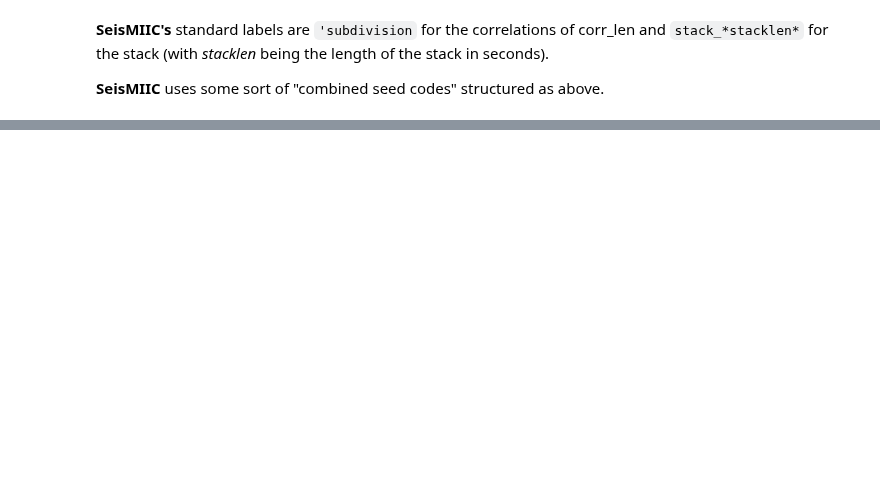
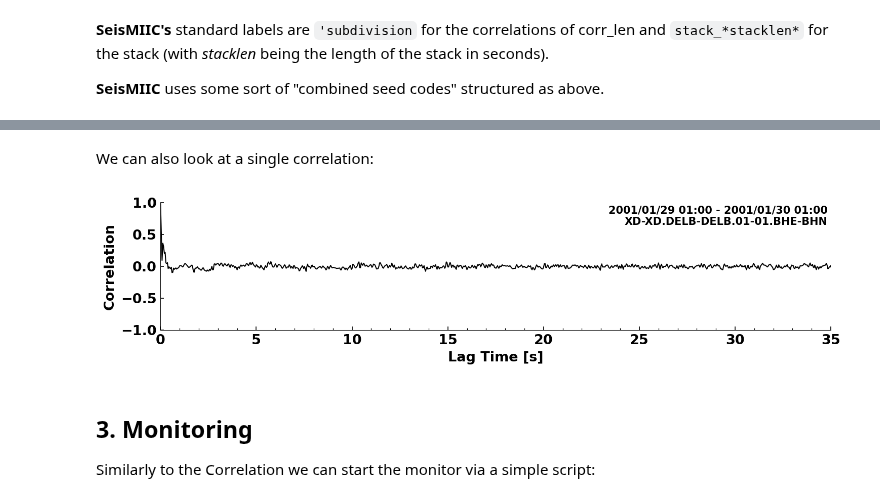
Before and after one commit to PeterMakus/SeisMIC, a Jupyter notebook: examples/tutorial.ipynb, the cells around one changed output, grey strips where cells are left out. Drawn from its saved outputs; the diff is of its cells as text; code cells hidden in the pictures; blank space fills up the shorter version.

```diff
--- a/examples/tutorial.ipynb
+++ b/examples/tutorial.ipynb
@@ -173,0 +177,9 @@ with CorrelationDataBase('data/corr/XD-XD.DELB-DELB.h5', mode='r') as cdb:
+# %% [markdown]
+We can also look at a single correlation:
+# %%
+cst[5].plot(tlim=[0,35])
+# %% [output]
+[figure, added]
+# %% [markdown]
+## 3. Monitoring
+Similarly to the Correlation we can start the monitor via a simple script:
```
Also changed, not shown: parts of 8 cells of this notebook, 1 other file.
